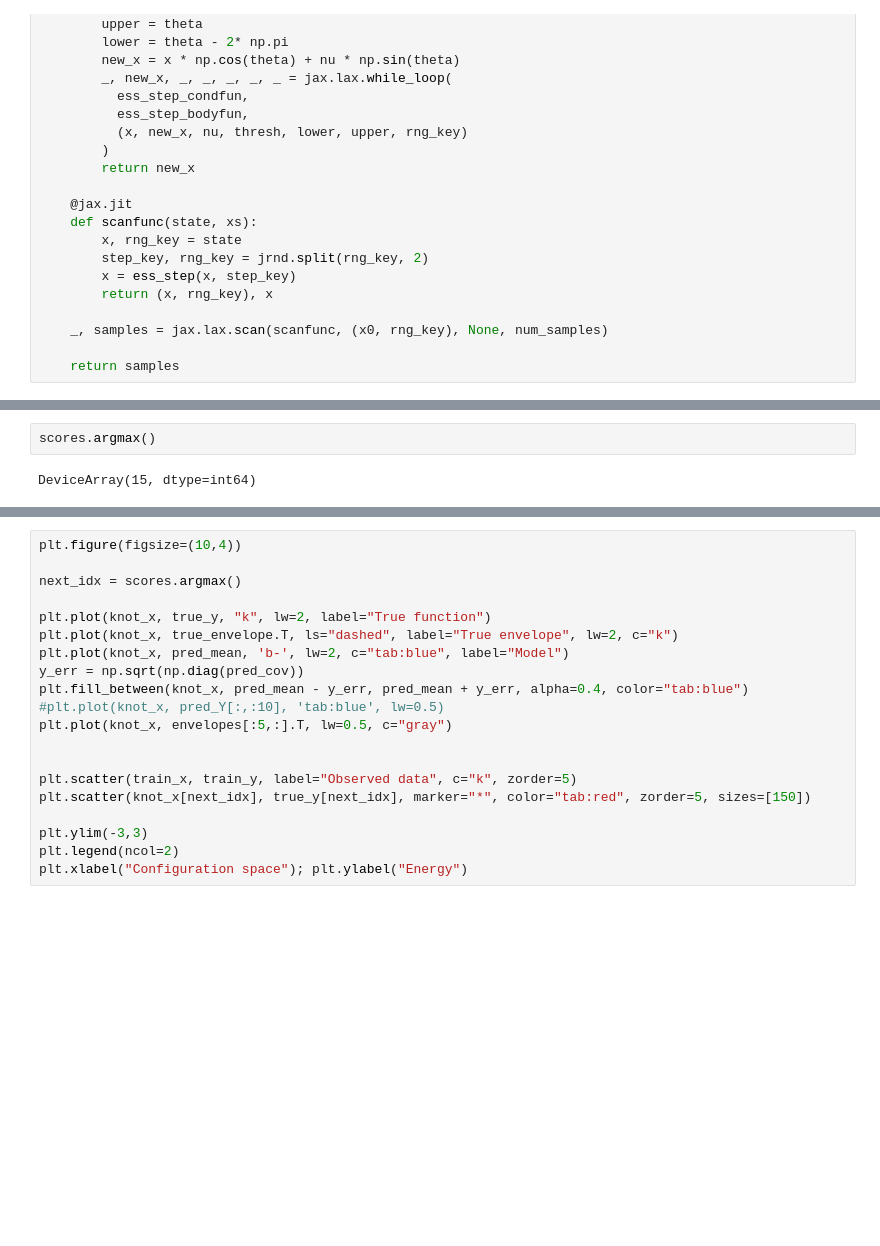
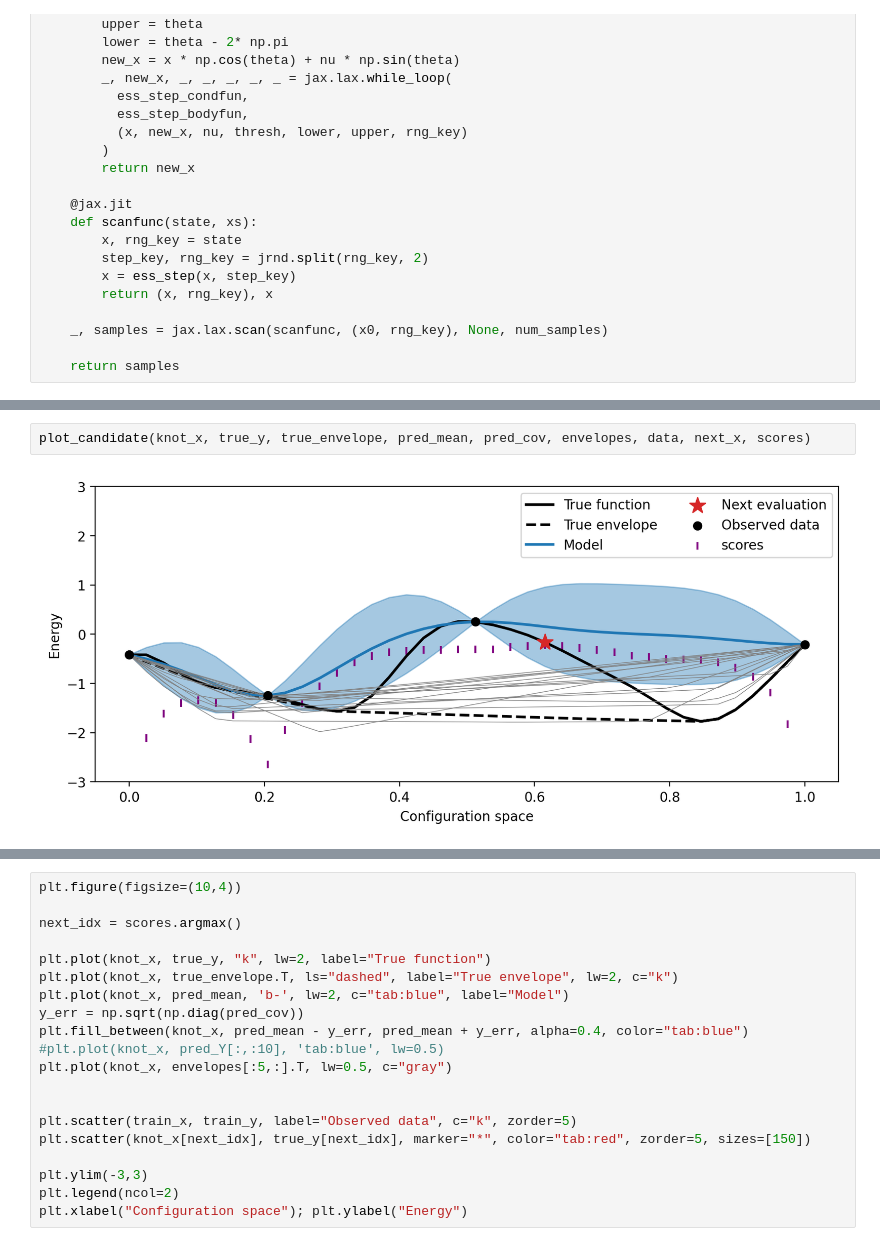
Before and after one commit to PrincetonLIPS/active-phase-mapping, a Jupyter notebook: notebooks/convex_envelopes_clean.ipynb, the cells around one changed output, grey strips where cells are left out. Cells and saved outputs as stored; diff of their text form; blank space fills up the shorter version.

```diff
--- a/notebooks/convex_envelopes_clean.ipynb
+++ b/notebooks/convex_envelopes_clean.ipynb
@@ -270,4 +396,4 @@ next_x, scores = get_next_candidate(data, knot_x, rng_key, T=20, J=40)
-# %%
-scores.argmax()
-# %% [output]
-DeviceArray(15, dtype=int64)
+# %%
+plot_candidate(knot_x, true_y, true_envelope, pred_mean, pred_cov, envelopes, data, next_x, scores)
+# %% [output]
+[figure, added]
```
Also changed, not shown: parts of 21 cells of this notebook, 1 other file.
